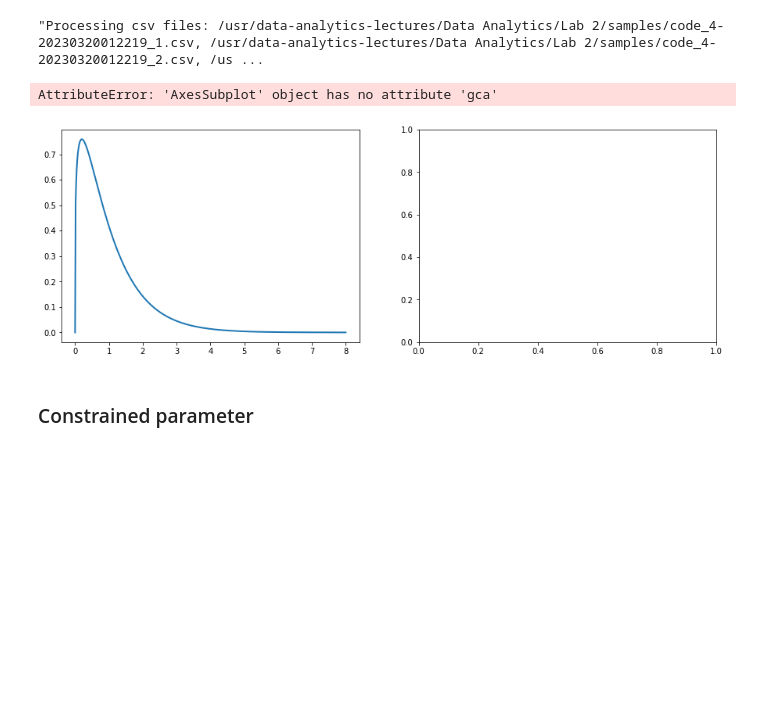
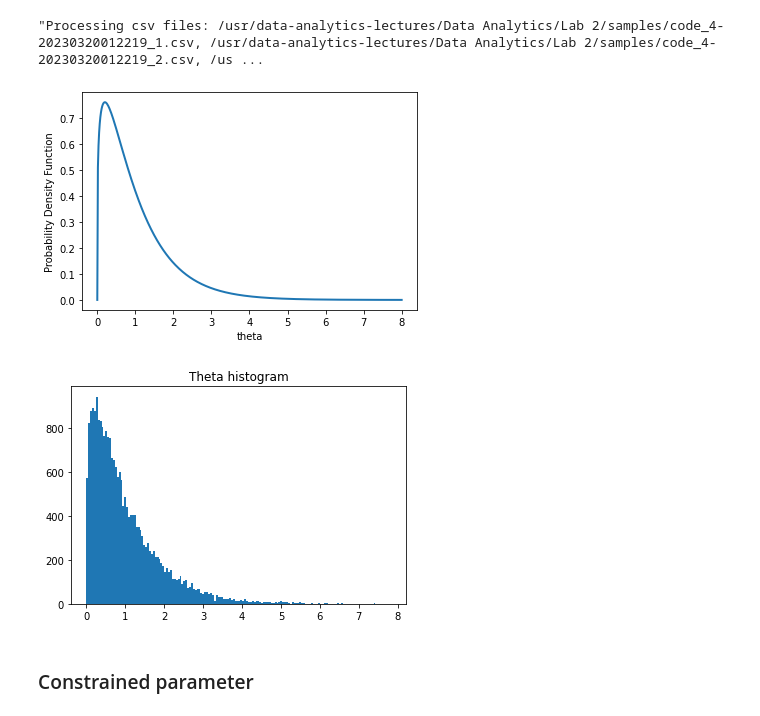
Before and after one commit to nmpluta/data-analytics-lectures, a Jupyter notebook: Data Analytics/Lab 2/lab2.ipynb, the cells around one changed output. Cells and saved outputs as stored; diff of their text form; code cells hidden in the pictures; blank space fills up the shorter version.

```diff
--- a/Data Analytics/Lab 2/lab2.ipynb
+++ b/Data Analytics/Lab 2/lab2.ipynb
@@ -199,19 +199,20 @@ INFO:cmdstanpy:CmdStan done processing.
 # %%
 N=500
 xs = np.linspace(0,8,N)
 pdfs = stats.gamma.pdf(xs, 1.25, scale = 1 / 1.25)
 
 plt.plot(xs, pdfs, linewidth=2)
 plt.gca().set_xlabel("theta")
 plt.gca().set_ylabel("Probability Density Function")
 plt.show()
 
 ## add histogram of theta samples with 160 bins
 plt.hist(out_gamma1.stan_variable('theta'), bins=160)
-plt.gca().set_xlabel("theta")
+plt.title("Theta histogram")
+plt.show()
 # %% [output]
-AttributeError: 'AxesSubplot' object has no attribute 'gca'
-[figure, old version]
+[figure, new version]
+[figure, added]
 # %% [markdown]
 ### Constrained parameter
 # %%
```
Also changed, not shown: parts of 3 cells of this notebook, 2 other files.
